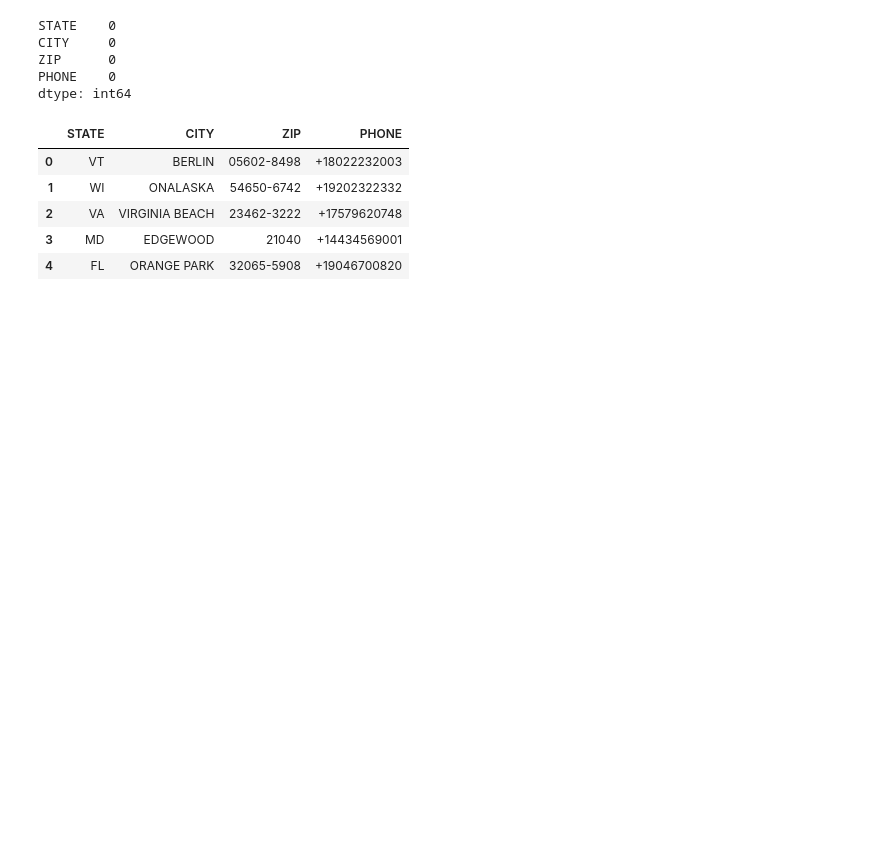
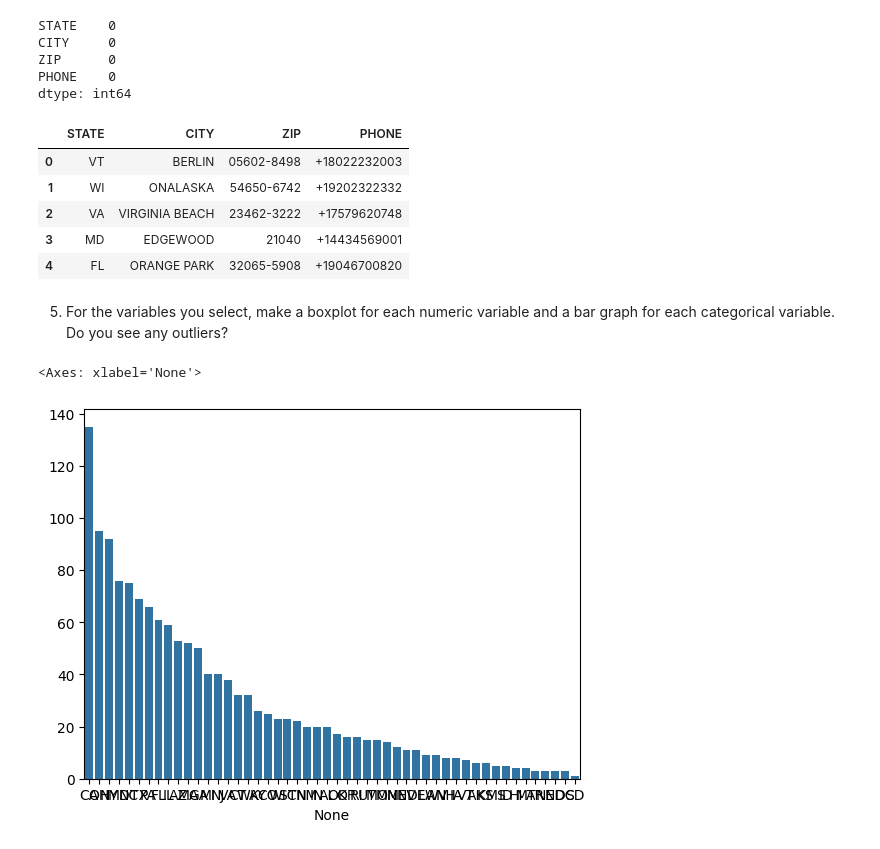
Before and after one commit to fourchain40/visualization, a Jupyter notebook: assignment/assignment.ipynb, the cells around one changed output. Cells and saved outputs as stored; diff of their text form; code cells hidden in the pictures; blank space fills up the shorter version.

```diff
--- a/assignment/assignment.ipynb
+++ b/assignment/assignment.ipynb
@@ -271,3 +271,12 @@ dtype: int64
 | 2 | VA | VIRGINIA BEACH | 23462-3222 | +17579620748 |
 | 3 | MD | EDGEWOOD | 21040 | +14434569001 |
 | 4 | FL | ORANGE PARK | 32065-5908 | +19046700820 |
+# %% [markdown]
+5. For the variables you select, make a boxplot for each numeric variable and a bar graph for each categorical variable. Do you see any outliers?
+# %%
+import seaborn as sns
+state_counts = df['STATE'].value_counts()
+sns.barplot(x=state_counts.index, y=state_counts.values)
+# %% [output]
+<Axes: xlabel='None'>
+[figure, added]
```
Also changed, not shown: parts of 4 cells of this notebook.
